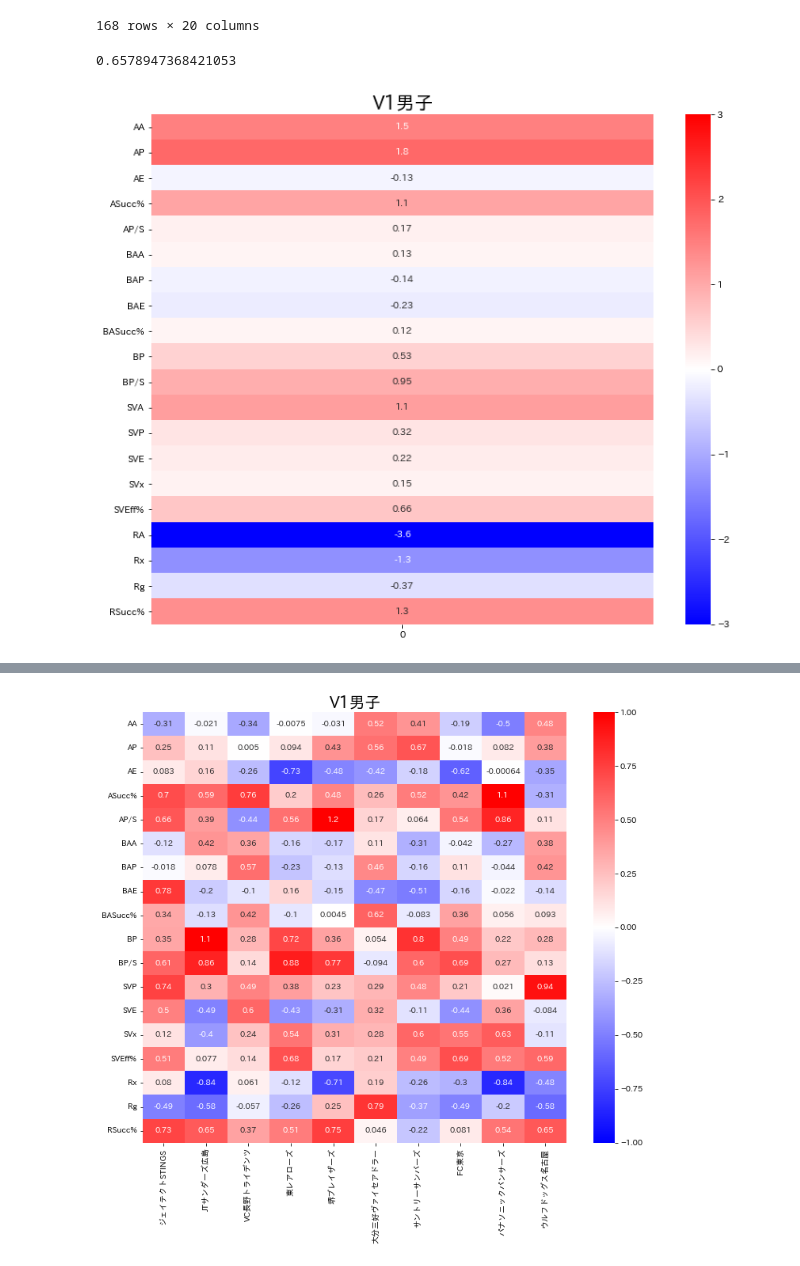
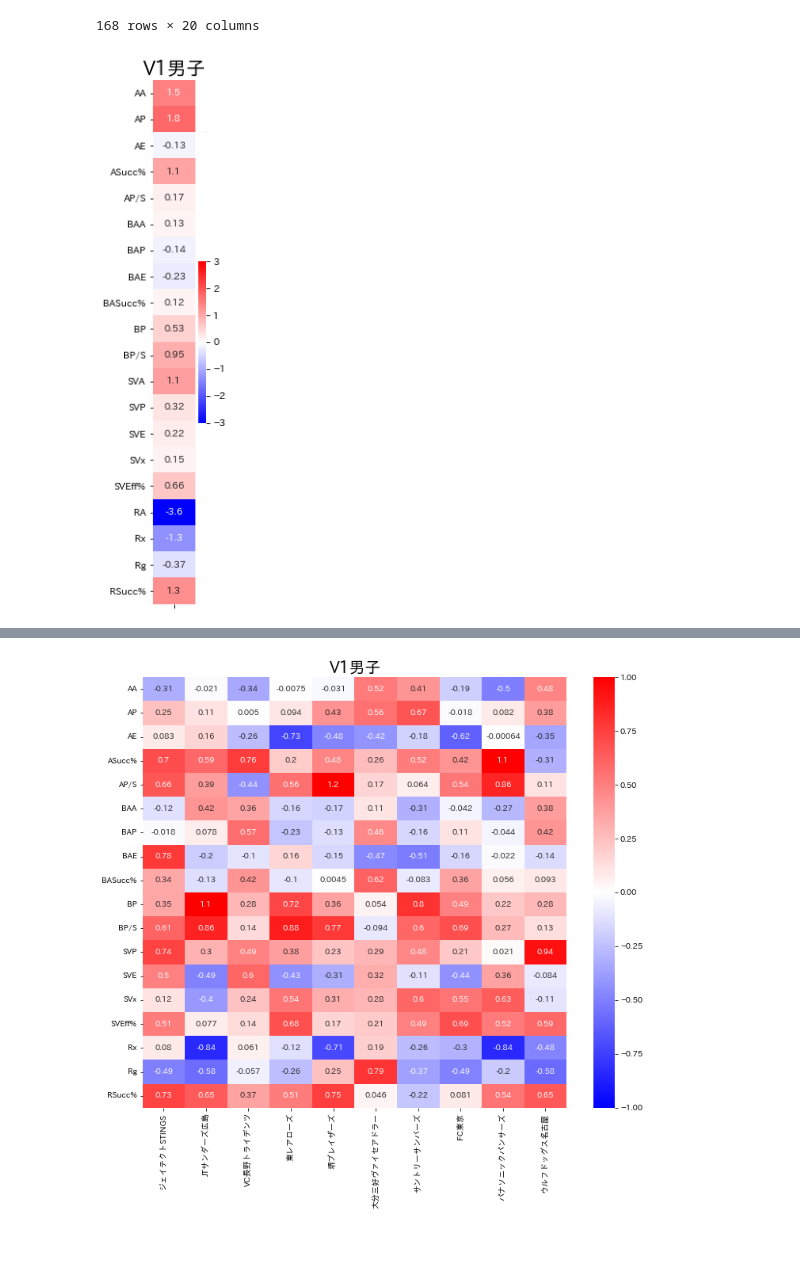
Before and after one commit to vleaguebot-lab/vleague_stats, a Jupyter notebook: data_collect_lab3.ipynb, the cells around one changed output, grey strips where cells are left out. Saved outputs shown, nothing was run; the diff lists cells and outputs as text; code cells hidden in the pictures.

```diff
--- a/data_collect_lab3.ipynb
+++ b/data_collect_lab3.ipynb
@@ -493,18 +486,14 @@ df[index]
 | 166 | 76 | 32 | 7 | 42.1 | 10.67 | 15 | 5 | 4 | 33.3 | 5 | 1.67 | ... |
 | 167 | 74 | 46 | 5 | 62.2 | 15.33 | 13 | 7 | 0 | 53.8 | 8 | 2.67 | ... |
 168 rows × 20 columns
-# %%
-(1*100+13*25-14*25)/114
-# %% [output]
-0.6578947368421053
 # %%
-fig = plt.figure(figsize=(12,10))
+fig = plt.figure(figsize=(1,10))
 plt.title(div_ja(division), fontsize=20)
 sns.heatmap(df4,annot=True,cmap='bwr',vmin=-3,vmax=3)
 plt.savefig('graph/hm/{0}{1}_all.png'.format(division,ex),facecolor='white',bbox_inches="tight")
 plt.show()
 # %% [output]
-[figure, old version]
+[figure, new version]
 # %%
 df4 = pd.DataFrame(index=index)
 teams = list(df['Team'].drop_duplicates())
```
Also changed, not shown: parts of 7 cells of this notebook, 5 other files.
